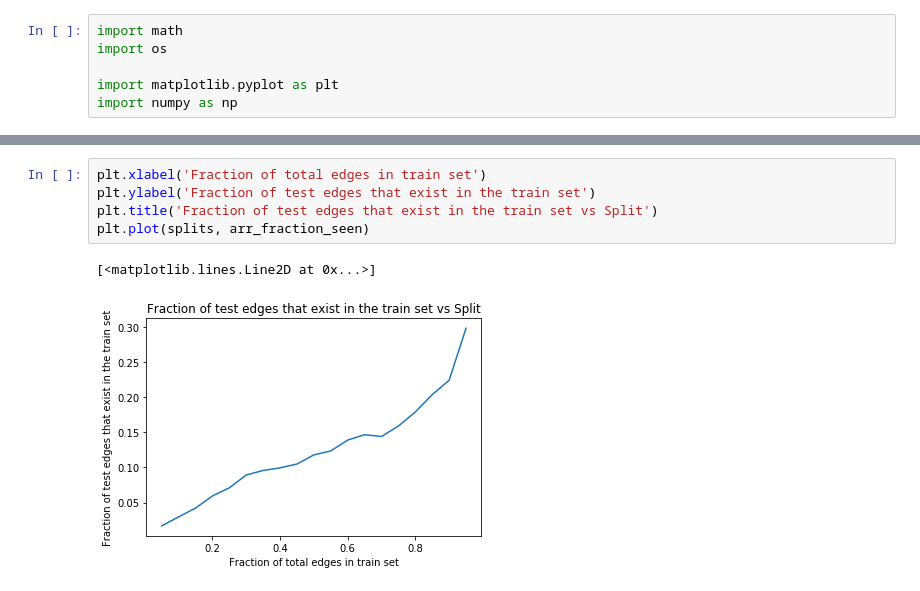
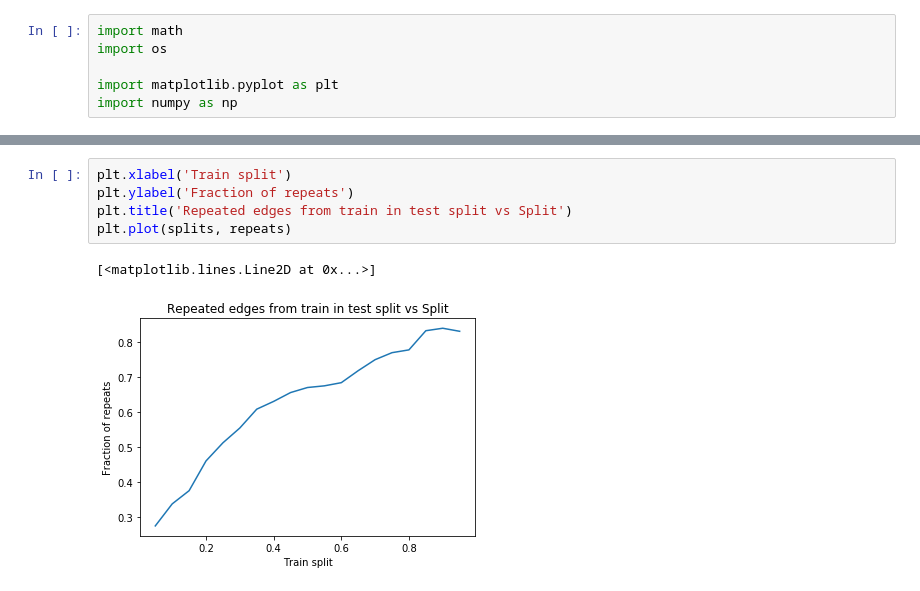
Before and after one commit to raunakkmr/GraphSAGE-and-GAT-for-link-prediction, a Jupyter notebook: notebooks/data_exploration.ipynb, the cells around one changed output, grey strips where cells are left out. Saved outputs shown, nothing was run; the diff lists cells and outputs as text.

```diff
--- a/notebooks/data_exploration.ipynb
+++ b/notebooks/data_exploration.ipynb
@@ -101,8 +113,8 @@ plt.plot(splits, arr_fraction_unique_test)
-# %%
-plt.xlabel('Fraction of total edges in train set')
-plt.ylabel('Fraction of test edges that exist in the train set')
-plt.title('Fraction of test edges that exist in the train set vs Split')
-plt.plot(splits, arr_fraction_seen)
-# %% [output]
-[<matplotlib.lines.Line2D at 0x...>]
-[figure, removed]
+# %%
+plt.xlabel('Train split')
+plt.ylabel('Fraction of repeats')
+plt.title('Repeated edges from train in test split vs Split')
+plt.plot(splits, repeats)
+# %% [output]
+[<matplotlib.lines.Line2D at 0x...>]
+[figure, added]
```
Also changed, not shown: parts of 3 cells of this notebook, 2 other files.
